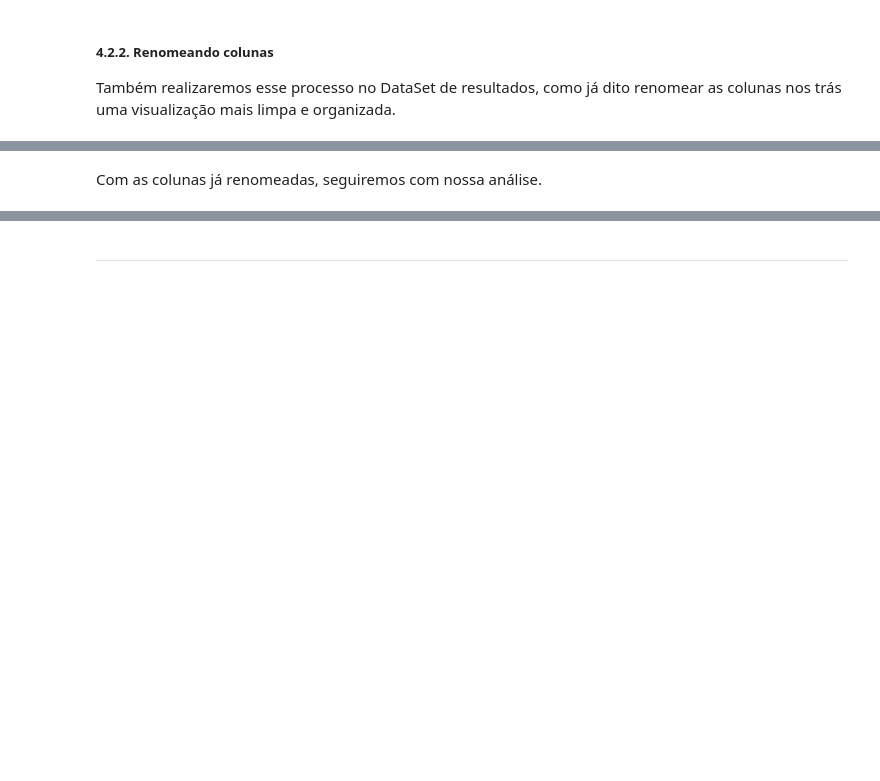
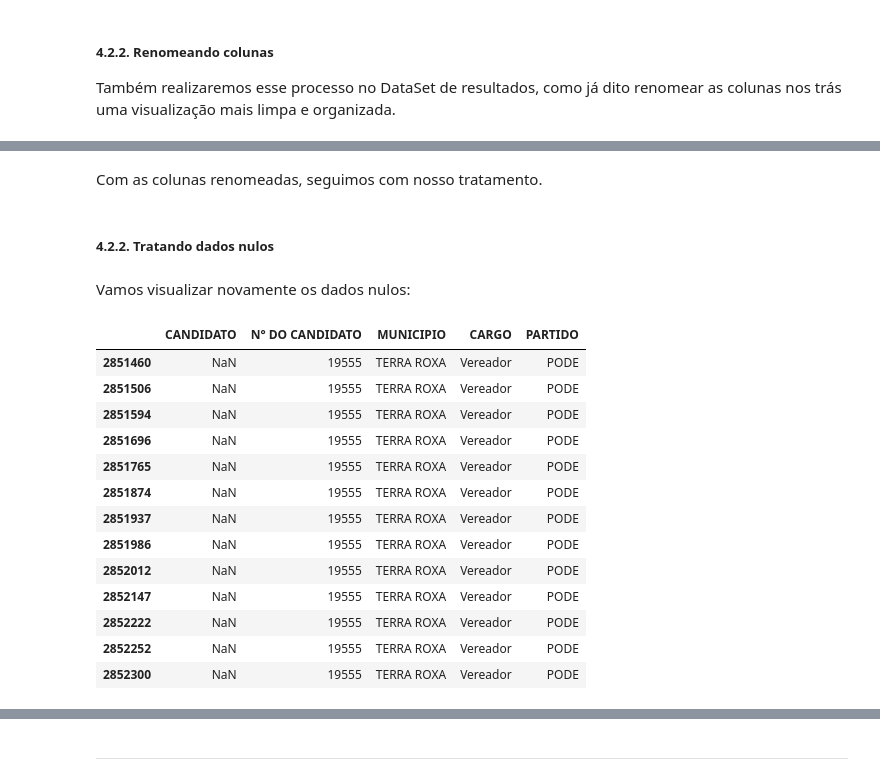
Before and after one commit to gideoni-santos/desafio-RenovaBR, a Jupyter notebook: relatorio.ipynb, the cells around one changed output, grey strips where cells are left out. Drawn from its saved outputs; the diff is of its cells as text; code cells hidden in the pictures; blank space fills up the shorter version.

Commit message:
tratamento de dados nulos

```diff
--- a/relatorio.ipynb
+++ b/relatorio.ipynb
@@ -729,4 +729,26 @@ resultados_clean.sample(5)
 | 3887964 | SP | SÃO PAULO | 248 | 847 | Vereador | PODE | 375 | 291 | ... |
 | 4017379 | SP | SÃO PAULO | 251 | 282 | Vereador | PL | 399 | 278 | ... |
 # %% [markdown]
-Com as colunas já renomeadas, seguiremos com nossa análise.
+Com as colunas renomeadas, seguimos com nosso tratamento.
+# %% [markdown]
+##### **4.2.2. Tratando dados nulos**
+# %% [markdown]
+Vamos visualizar novamente os dados nulos:
+# %%
+#filtrando a coluna candidato pra retornar apenas valores NaN
+resultados_clean[resultados_clean['CANDIDATO'].isnull()][['CANDIDATO', 'N° DO CANDIDATO', 'MUNICIPIO', 'CARGO', 'PARTIDO']]
+# %% [output]
+|  | CANDIDATO | N° DO CANDIDATO | MUNICIPIO | CARGO | PARTIDO |
+| 2851460 | NaN | 19555 | TERRA ROXA | Vereador | PODE |
+| 2851506 | NaN | 19555 | TERRA ROXA | Vereador | PODE |
+| 2851594 | NaN | 19555 | TERRA ROXA | Vereador | PODE |
+| 2851696 | NaN | 19555 | TERRA ROXA | Vereador | PODE |
+| 2851765 | NaN | 19555 | TERRA ROXA | Vereador | PODE |
+| 2851874 | NaN | 19555 | TERRA ROXA | Vereador | PODE |
+| 2851937 | NaN | 19555 | TERRA ROXA | Vereador | PODE |
+| 2851986 | NaN | 19555 | TERRA ROXA | Vereador | PODE |
+| 2852012 | NaN | 19555 | TERRA ROXA | Vereador | PODE |
+| 2852147 | NaN | 19555 | TERRA ROXA | Vereador | PODE |
+| 2852222 | NaN | 19555 | TERRA ROXA | Vereador | PODE |
+| 2852252 | NaN | 19555 | TERRA ROXA | Vereador | PODE |
+| 2852300 | NaN | 19555 | TERRA ROXA | Vereador | PODE |
```
Also changed, not shown: parts of 6 cells of this notebook.
